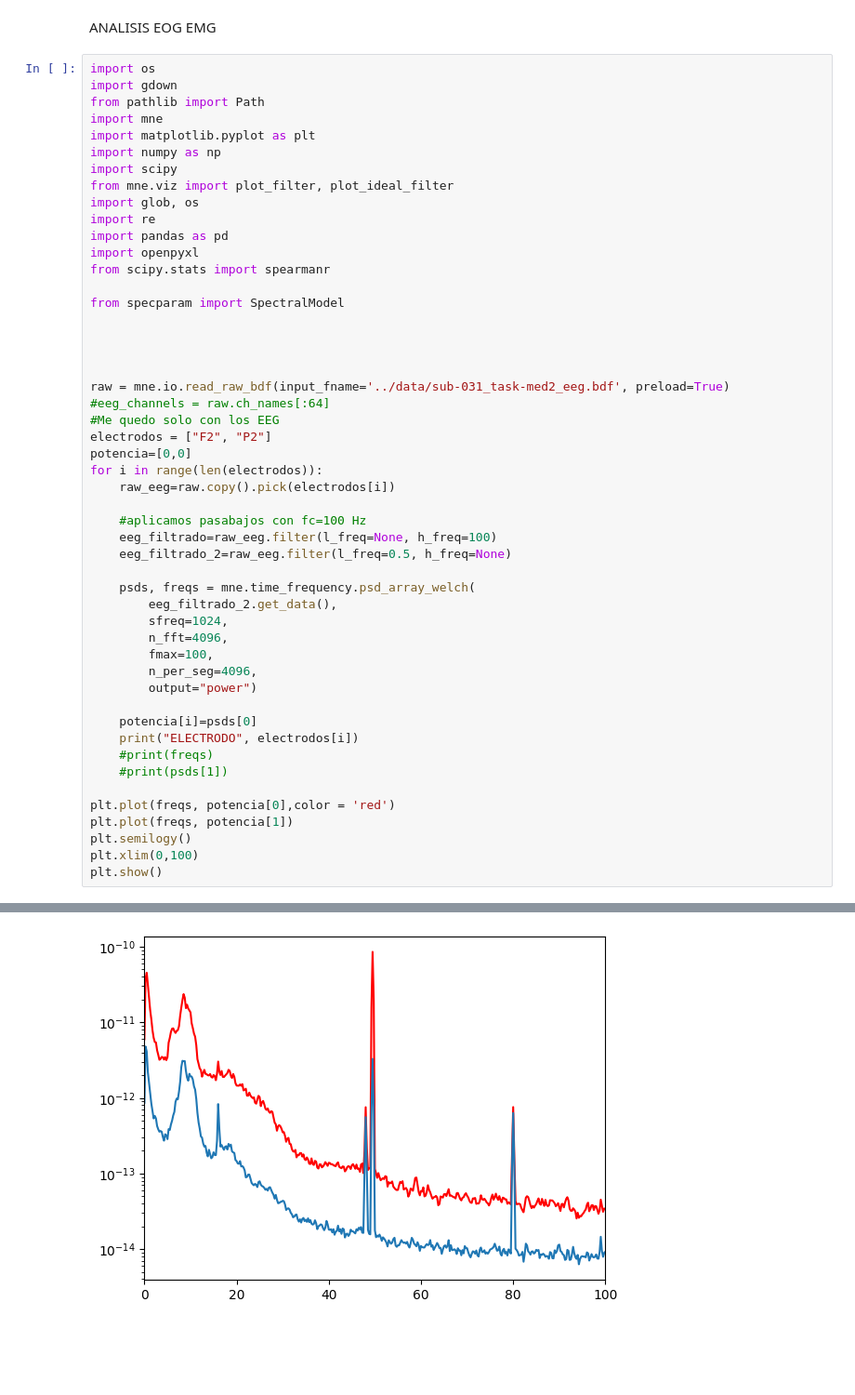
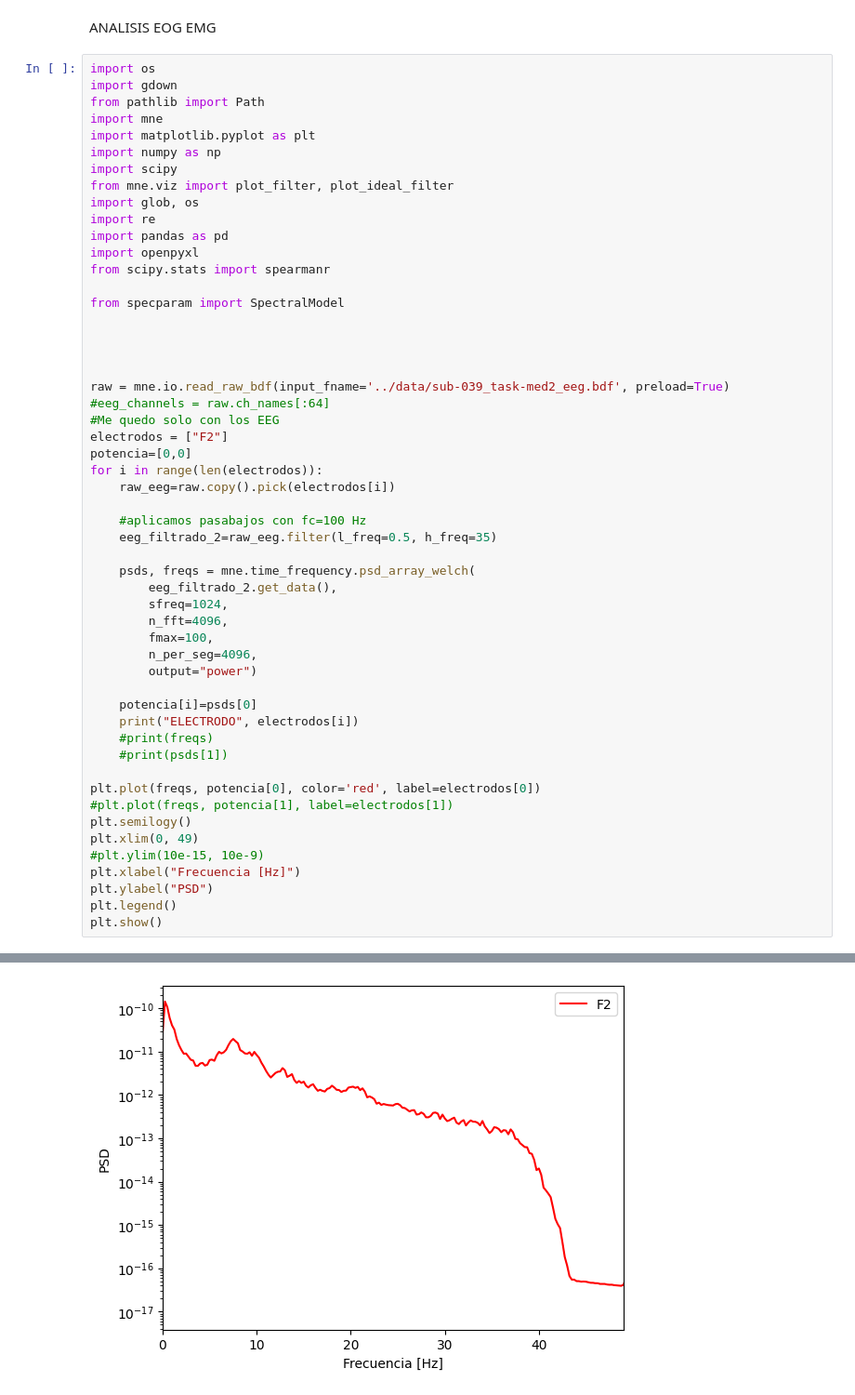
Before and after one commit to renatosalvatore1/PSIB2026Q1-TPS-Grupo1-Di-Pasquale-Vallejos-Salvatore, a Jupyter notebook: notebooks_senales/pruebas_nato.ipynb, the cells around one changed output, grey strips where cells are left out. Shown at 93% size. Saved outputs shown, nothing was run; the diff lists cells and outputs as text; blank space fills up the shorter version.

```diff
--- a/notebooks_senales/pruebas_nato.ipynb
+++ b/notebooks_senales/pruebas_nato.ipynb
@@ -513,17 +532,16 @@ from specparam import SpectralModel
 
 
 
-raw = mne.io.read_raw_bdf(input_fname='../data/sub-031_task-med2_eeg.bdf', preload=True)
+raw = mne.io.read_raw_bdf(input_fname='../data/sub-039_task-med2_eeg.bdf', preload=True)
 #eeg_channels = raw.ch_names[:64]
 #Me quedo solo con los EEG
-electrodos = ["F2", "P2"]
+electrodos = ["F2"]
 potencia=[0,0]
 for i in range(len(electrodos)):
     raw_eeg=raw.copy().pick(electrodos[i])
 
     #aplicamos pasabajos con fc=100 Hz
-    eeg_filtrado=raw_eeg.filter(l_freq=None, h_freq=100)
-    eeg_filtrado_2=raw_eeg.filter(l_freq=0.5, h_freq=None)
+    eeg_filtrado_2=raw_eeg.filter(l_freq=0.5, h_freq=35)
 
     psds, freqs = mne.time_frequency.psd_array_welch(
         eeg_filtrado_2.get_data(),
@@ -538,9 +556,13 @@ for i in range(len(electrodos)):
     #print(freqs)
     #print(psds[1])
 
-plt.plot(freqs, potencia[0],color = 'red')
-plt.plot(freqs, potencia[1])
+plt.plot(freqs, potencia[0], color='red', label=electrodos[0])
+#plt.plot(freqs, potencia[1], label=electrodos[1])
 plt.semilogy()
-plt.xlim(0,100)
+plt.xlim(0, 49)
+#plt.ylim(10e-15, 10e-9)
+plt.xlabel("Frecuencia [Hz]")
+plt.ylabel("PSD")
+plt.legend()
 plt.show()
 # %% [output]
@@ -564 +589 @@ ELECTRODO P2
-[figure, old version]
+[figure, new version]
```
Also changed, not shown: parts of 4 cells of this notebook, 15 other files.
